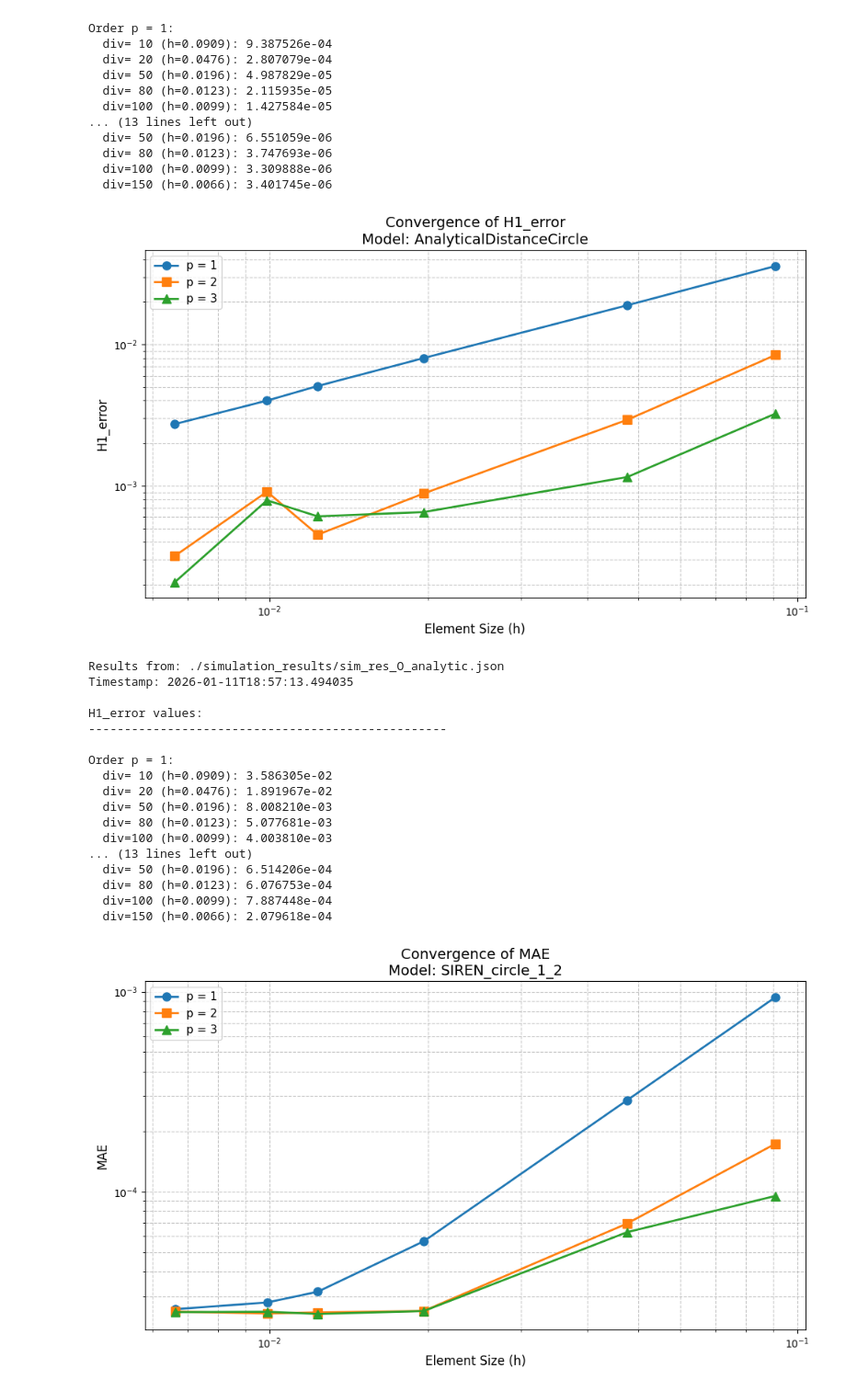
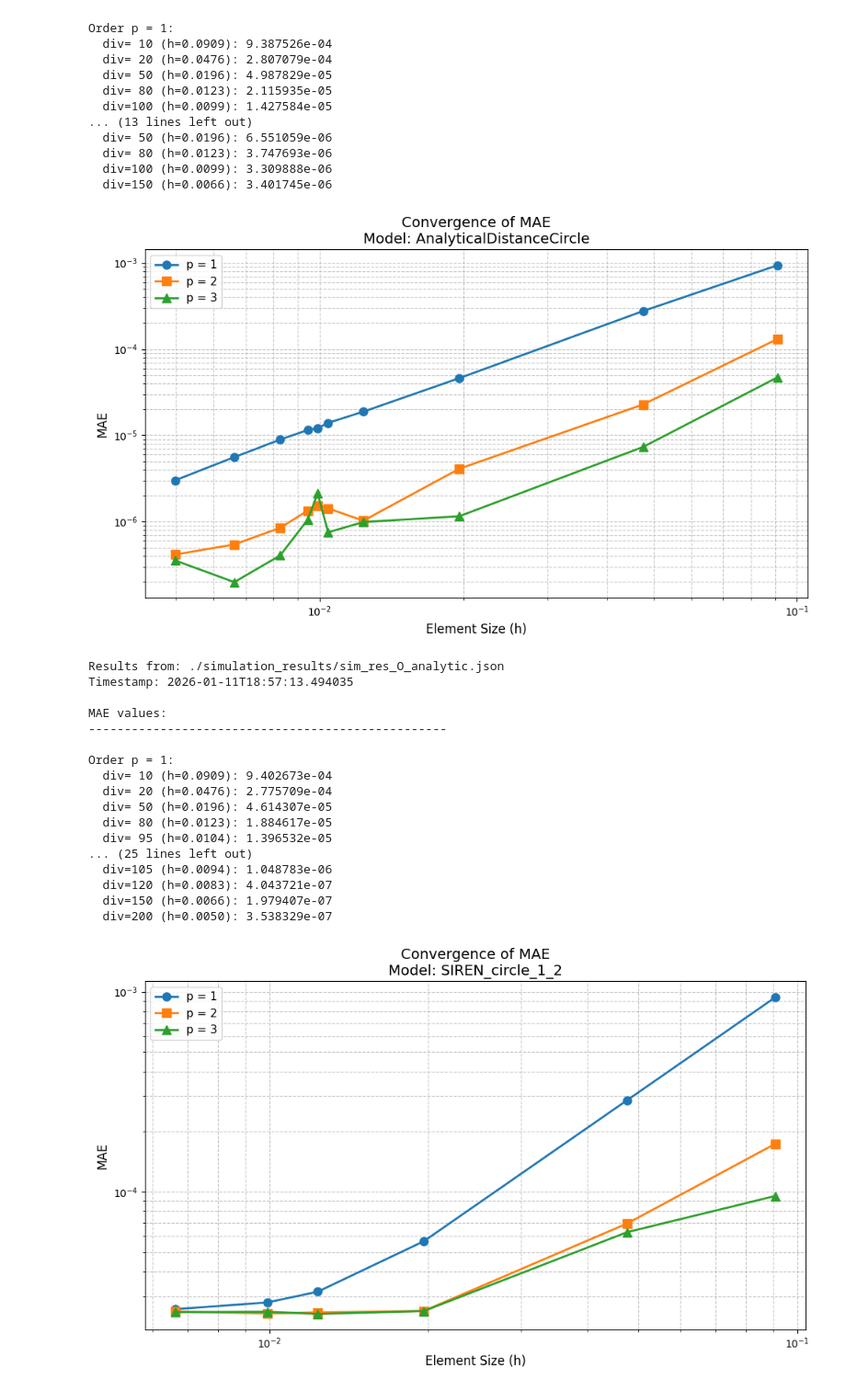
Before and after one commit to csgellert/NeuralIGA, a Jupyter notebook: Neural Analysis/visualize_results_circle.ipynb, the cells around one changed output. Shown at 92% size. Saved outputs shown, nothing was run; the diff lists cells and outputs as text; code cells hidden in the pictures.

```diff
--- a/Neural Analysis/visualize_results_circle.ipynb
+++ b/Neural Analysis/visualize_results_circle.ipynb
@@ -28,26 +26,26 @@ Order p = 1:
 # %%
 # Example usage - visualize MAE
 filepath = "./simulation_results/sim_res_O_analytic.json"
-eva.visualize_results(filepath, metric='H1_error', log_scale=True)
+eva.visualize_results(filepath, metric='MAE', log_scale=True)
 # %% [output]
-[figure, old version]
+[figure, new version]
 Results from: ./simulation_results/sim_res_O_analytic.json
 Timestamp: 2026-01-11T18:57:13.494035
 
-H1_error values:
+MAE values:
 --------------------------------------------------
 
 Order p = 1:
-  div= 10 (h=0.0909): 3.586305e-02
-  div= 20 (h=0.0476): 1.891967e-02
-  div= 50 (h=0.0196): 8.008210e-03
-  div= 80 (h=0.0123): 5.077681e-03
-  div=100 (h=0.0099): 4.003810e-03
-... (13 lines left out)
-  div= 50 (h=0.0196): 6.514206e-04
-  div= 80 (h=0.0123): 6.076753e-04
-  div=100 (h=0.0099): 7.887448e-04
-  div=150 (h=0.0066): 2.079618e-04
+  div= 10 (h=0.0909): 9.402673e-04
+  div= 20 (h=0.0476): 2.775709e-04
+  div= 50 (h=0.0196): 4.614307e-05
+  div= 80 (h=0.0123): 1.884617e-05
+  div= 95 (h=0.0104): 1.396532e-05
+... (25 lines left out)
+  div=105 (h=0.0094): 1.048783e-06
+  div=120 (h=0.0083): 4.043721e-07
+  div=150 (h=0.0066): 1.979407e-07
+  div=200 (h=0.0050): 3.538329e-07
 # %%
 filepath = "./simulation_results/sim_res_O_SIREN_1_2.json"
 eva.visualize_results(filepath, metric='MAE', log_scale=True, plot_num_of_elements=False)
```
Also changed, not shown: parts of 4 cells of this notebook, 8 other files.
